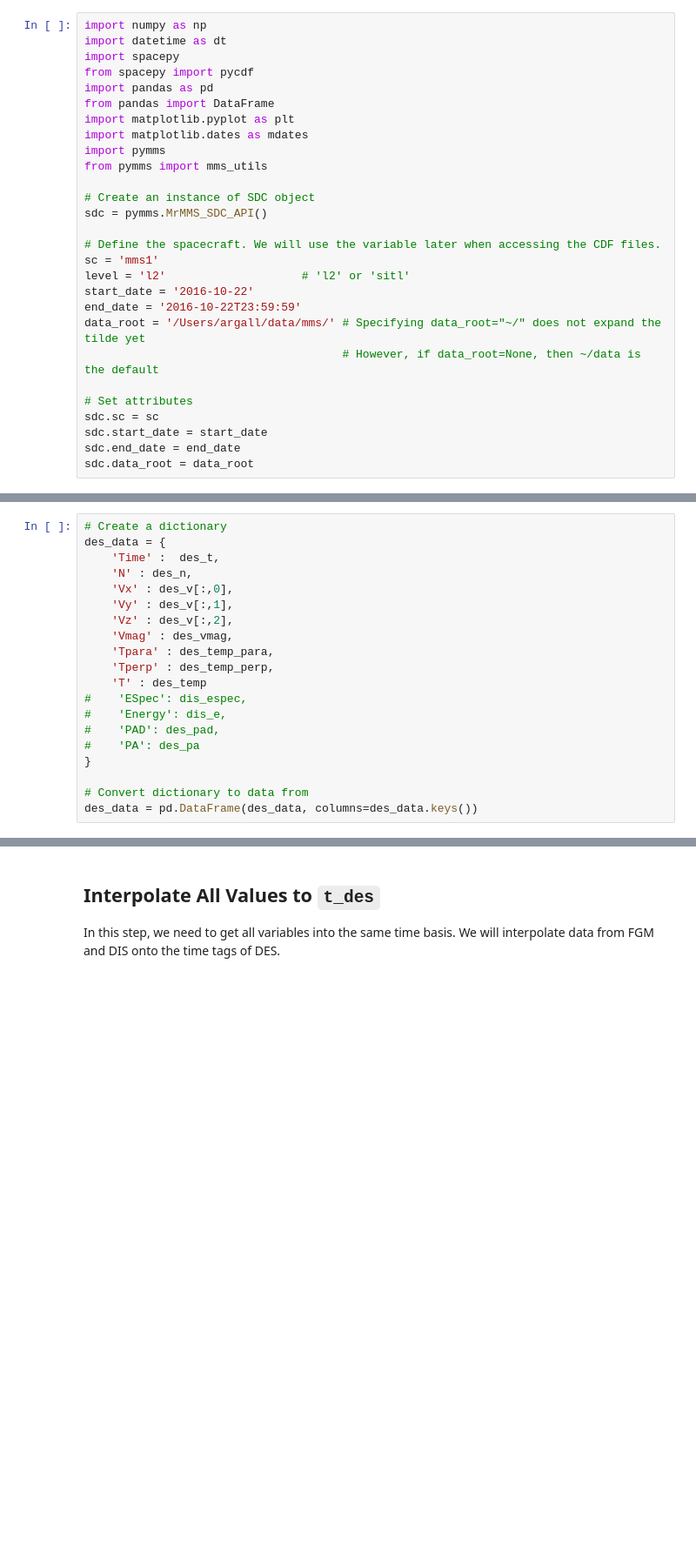
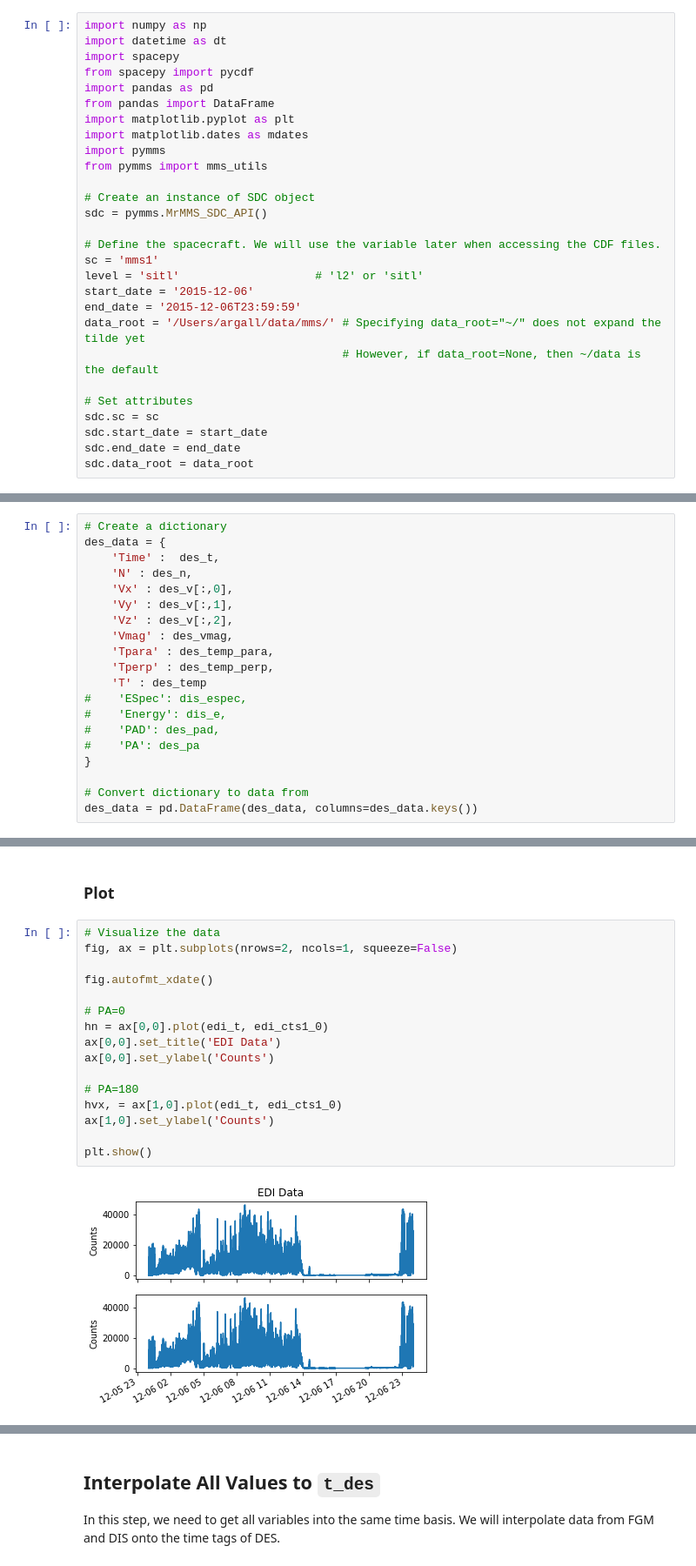
Before and after one commit to argallmr/pymms, a Jupyter notebook: mms_ml_data2csv.ipynb, the cells around one changed output, grey strips where cells are left out. Shown: that part at 87% size. Drawn from its saved outputs; the diff is of its cells as text; blank space fills up the shorter version.

Commit message:
Added new datasets, re-organized by data type.

```diff
--- a/mms_ml_data2csv.ipynb
+++ b/mms_ml_data2csv.ipynb
@@ -47,9 +51,9 @@ sdc = pymms.MrMMS_SDC_API()
 
 # Define the spacecraft. We will use the variable later when accessing the CDF files.
 sc = 'mms1'
-level = 'l2'                    # 'l2' or 'sitl'
-start_date = '2016-10-22'
-end_date = '2016-10-22T23:59:59'
+level = 'sitl'                    # 'l2' or 'sitl'
+start_date = '2015-12-06'
+end_date = '2015-12-06T23:59:59'
 data_root = '/Users/argall/data/mms/' # Specifying data_root="~/" does not expand the tilde yet
                                       # However, if data_root=None, then ~/data is the default
 
@@ -672,0 +738,21 @@ des_data = pd.DataFrame(des_data, columns=des_data.keys())
+# %% [markdown]
+<a id='des_plot'></a>
+### Plot
+# %%
+# Visualize the data
+fig, ax = plt.subplots(nrows=2, ncols=1, squeeze=False)
+
+fig.autofmt_xdate()
+
+# PA=0
+hn = ax[0,0].plot(edi_t, edi_cts1_0)
+ax[0,0].set_title('EDI Data')
+ax[0,0].set_ylabel('Counts')
+
+# PA=180
+hvx, = ax[1,0].plot(edi_t, edi_cts1_0)
+ax[1,0].set_ylabel('Counts')
+
+plt.show()
+# %% [output]
+[figure, added]
```
Also changed, not shown: parts of 7 cells of this notebook.
